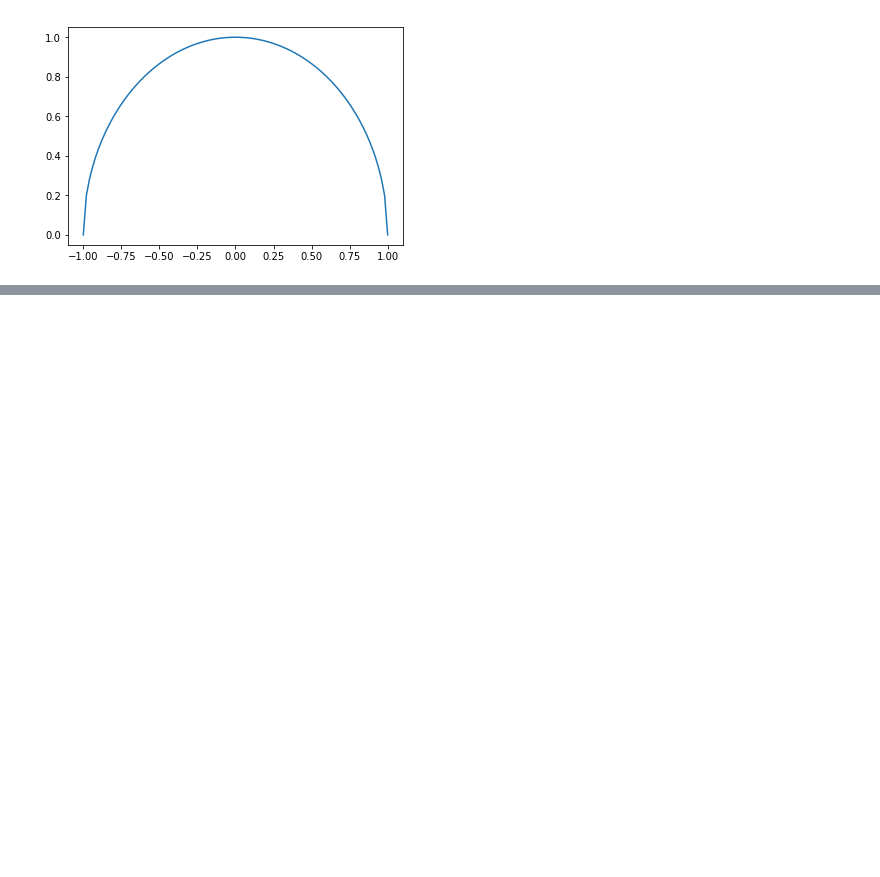
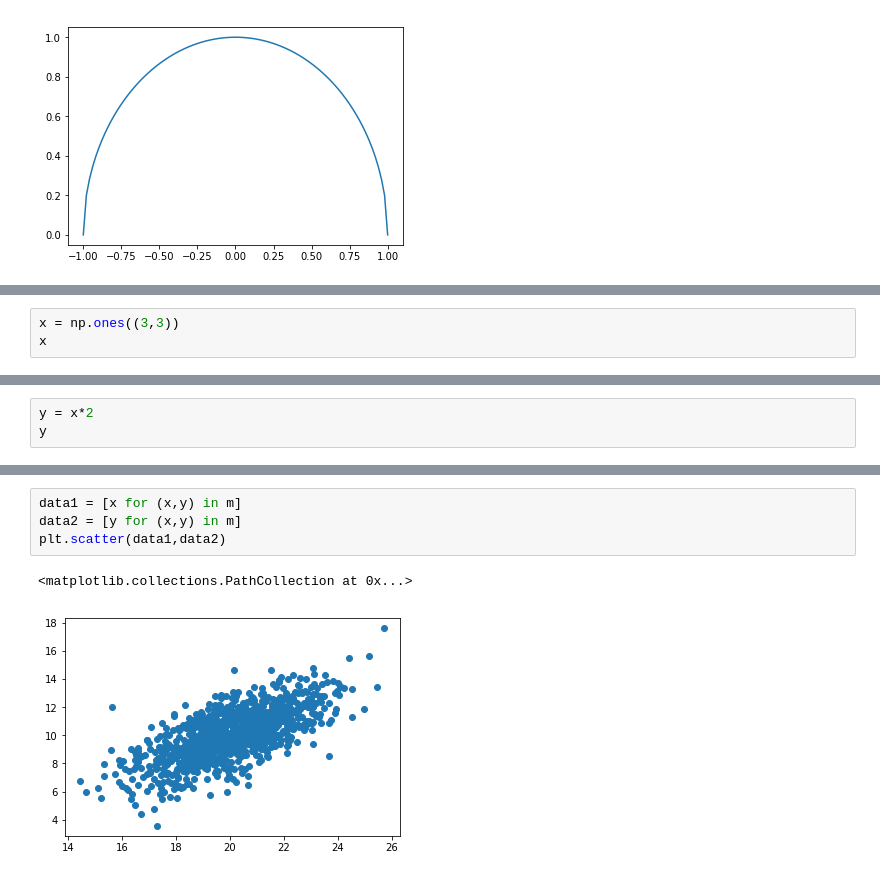
Before and after one commit to kktennis/Data-analysis, a Jupyter notebook: Practice.ipynb, the cells around one changed output, grey strips where cells are left out. Saved outputs shown, nothing was run; the diff lists cells and outputs as text; blank space fills up the shorter version.

```diff
--- a/Practice.ipynb
+++ b/Practice.ipynb
@@ -190,0 +234,3 @@ plt.scatter(x,y)
+# %%
+x = np.ones((3,3))
+x
@@ -190,0 +241,3 @@ plt.scatter(x,y)
+# %%
+y = x*2
+y
@@ -190,0 +328,7 @@ plt.scatter(x,y)
+# %%
+data1 = [x for (x,y) in m]
+data2 = [y for (x,y) in m]
+plt.scatter(data1,data2)
+# %% [output]
+<matplotlib.collections.PathCollection at 0x...>
+[figure, added]
```
Also changed, not shown: parts of 20 cells of this notebook.
